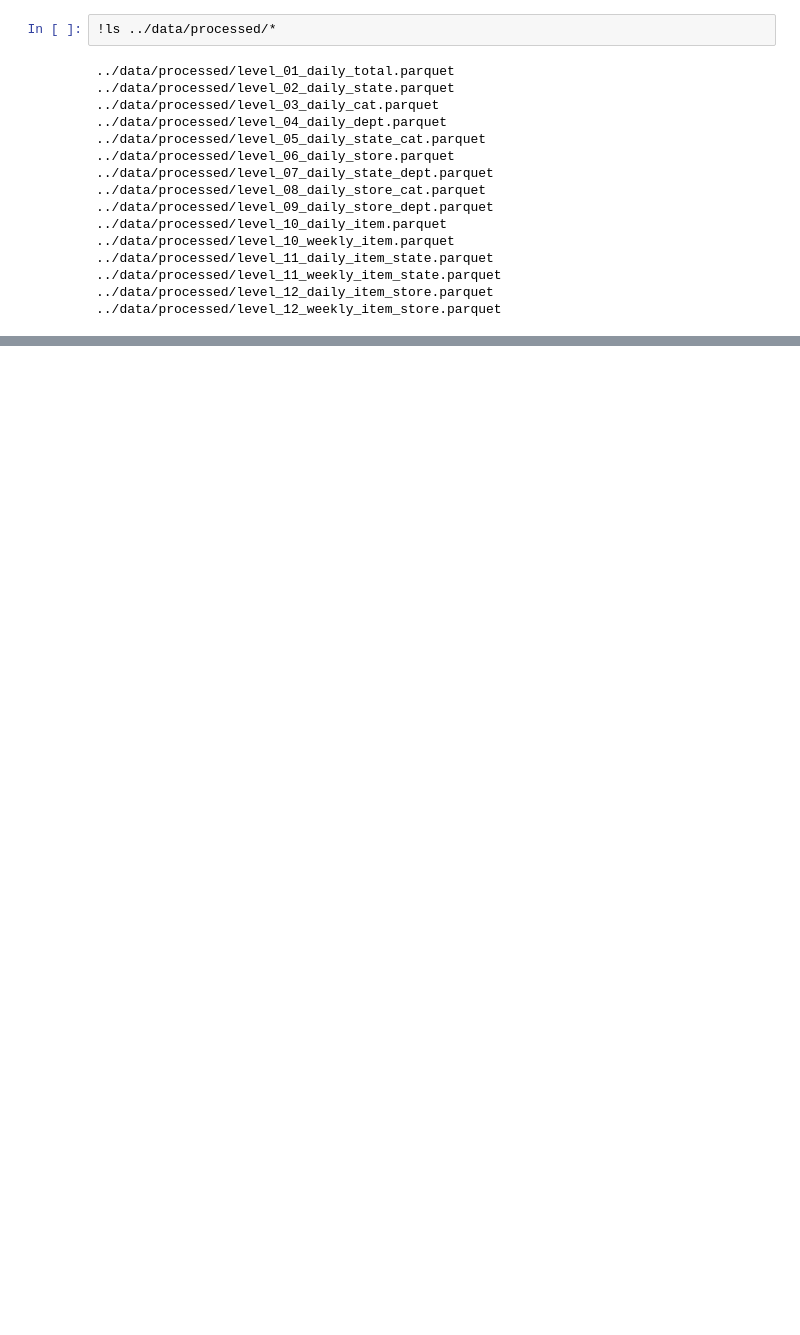
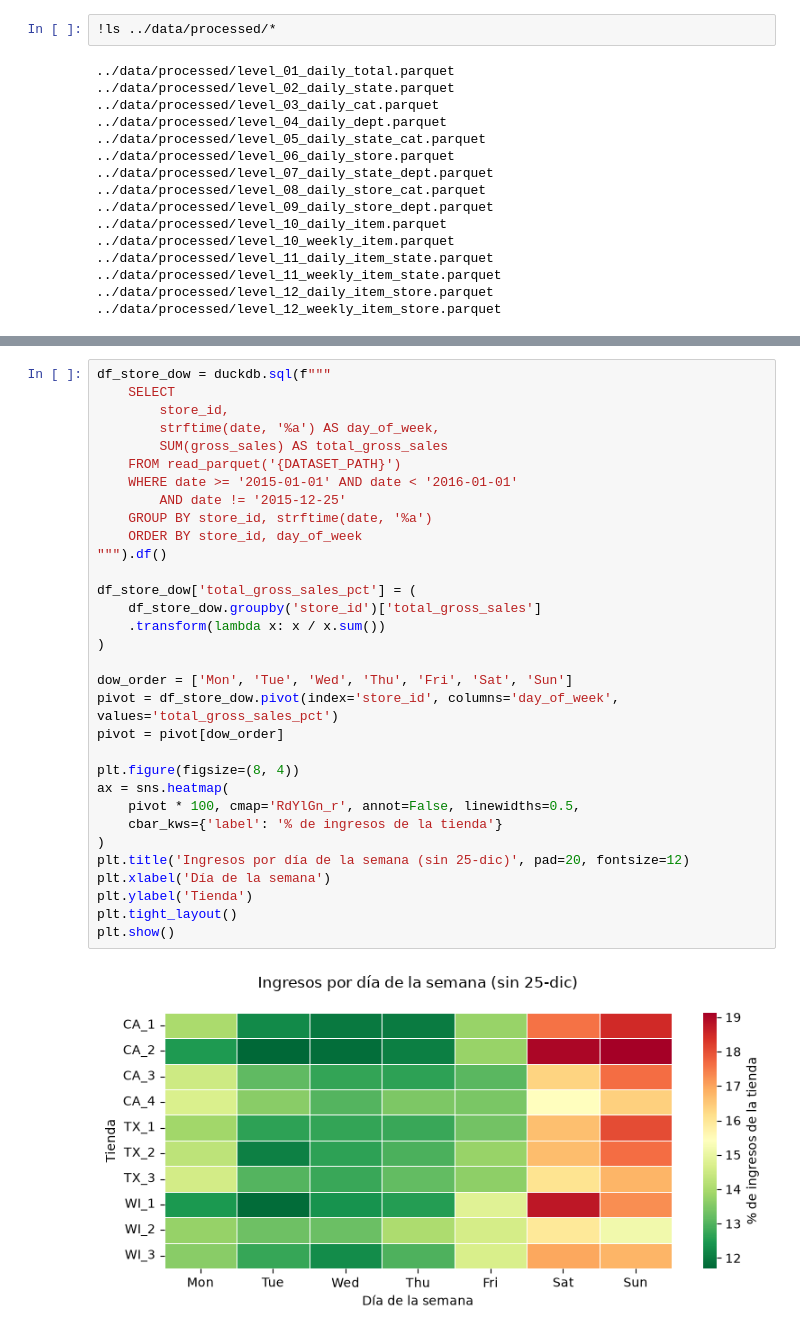
Before and after one commit to njimenez94/forecast-tfm, a Jupyter notebook: notebooks/01_eda.ipynb, the cells around one changed output, grey strips where cells are left out. Drawn from its saved outputs; the diff is of its cells as text; blank space fills up the shorter version.

```diff
--- a/notebooks/01_eda.ipynb
+++ b/notebooks/01_eda.ipynb
@@ -68,0 +201,34 @@ df.round(2)
+# %%
+df_store_dow = duckdb.sql(f"""
+    SELECT
+        store_id,
+        strftime(date, '%a') AS day_of_week,
+        SUM(gross_sales) AS total_gross_sales
+    FROM read_parquet('{DATASET_PATH}')
+    WHERE date >= '2015-01-01' AND date < '2016-01-01'
+        AND date != '2015-12-25'
+    GROUP BY store_id, strftime(date, '%a')
+    ORDER BY store_id, day_of_week
+""").df()
+
+df_store_dow['total_gross_sales_pct'] = (
+    df_store_dow.groupby('store_id')['total_gross_sales']
+    .transform(lambda x: x / x.sum())
+)
+
+dow_order = ['Mon', 'Tue', 'Wed', 'Thu', 'Fri', 'Sat', 'Sun']
+pivot = df_store_dow.pivot(index='store_id', columns='day_of_week', values='total_gross_sales_pct')
+pivot = pivot[dow_order]
+
+plt.figure(figsize=(8, 4))
+ax = sns.heatmap(
+    pivot * 100, cmap='RdYlGn_r', annot=False, linewidths=0.5,
+    cbar_kws={'label': '% de ingresos de la tienda'}
+)
+plt.title('Ingresos por día de la semana (sin 25-dic)', pad=20, fontsize=12)
+plt.xlabel('Día de la semana')
+plt.ylabel('Tienda')
+plt.tight_layout()
+plt.show()
+# %% [output]
+[figure, added]
```
Also changed, not shown: parts of 11 cells of this notebook, 2 other files.
